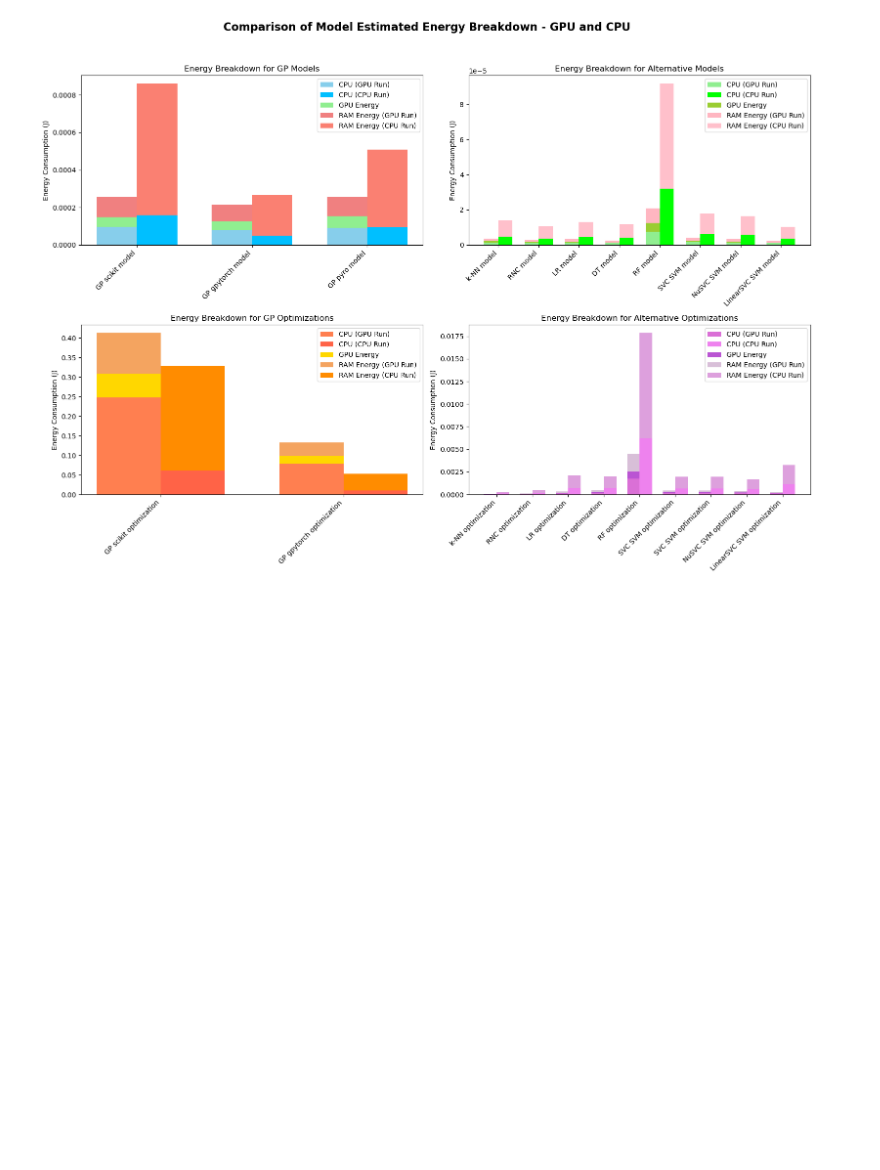
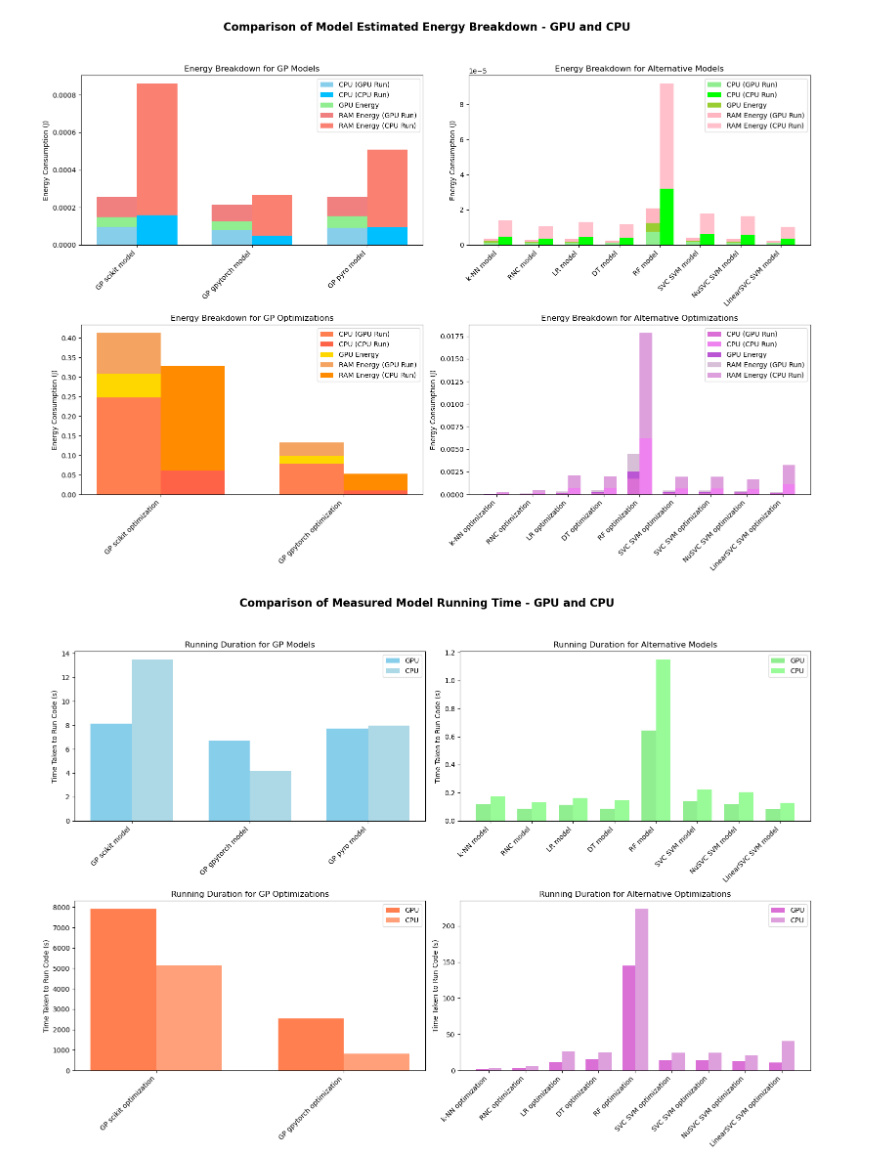
Before and after one commit to alicevk/GP-comparative-analysis, a Jupyter notebook: 6-General-Comparison/1-emission-visualization.ipynb, the cells around one changed output. Drawn from its saved outputs; the diff is of its cells as text; code cells hidden in the pictures; blank space fills up the shorter version.

Commit message:
Adiciona gráficos de comparação de tempo levado para rodar modelos

```diff
--- a/6-General-Comparison/1-emission-visualization.ipynb
+++ b/6-General-Comparison/1-emission-visualization.ipynb
@@ -159,3 +159,54 @@ plt.tight_layout(rect=[0, 0.03, 1, 0.95])
 plt.show()
 # %% [output]
 [figure]
+# %%
+# Set up the figure with 4 subplots for time taken to run (GPU and CPU side-by-side)
+fig, axs = plt.subplots(2, 2, figsize=(16, 12))
+width = 0.35
+x = np.arange(len(gp_mod_gpu.index))
+
+# Plot for GP Models
+axs[0, 0].bar(x - width/2, gp_mod_gpu['duration'], width, color='skyblue', label='GPU')
+axs[0, 0].bar(x + width/2, gp_mod_cpu['duration'], width, color='lightblue', label='CPU')
+axs[0, 0].set_title('Running Duration for GP Models')
+axs[0, 0].set_ylabel('Time Taken to Run Code (s)')
+axs[0, 0].set_xticks(x)
+axs[0, 0].set_xticklabels(gp_mod_gpu.index, rotation=45, ha='right')
+axs[0, 0].legend()
+
+# Plot for Alternative Models
+x = np.arange(len(alt_mod_gpu.index))
+axs[0, 1].bar(x - width/2, alt_mod_gpu['duration'], width, color='lightgreen', label='GPU')
+axs[0, 1].bar(x + width/2, alt_mod_cpu['duration'], width, color='palegreen', label='CPU')
+axs[0, 1].set_title('Running Duration for Alternative Models')
+axs[0, 1].set_ylabel('Time Taken to Run Code (s)')
+axs[0, 1].set_xticks(x)
+axs[0, 1].set_xticklabels(alt_mod_gpu.index, rotation=45, ha='right')
+axs[0, 1].legend()
+
+# Plot for GP Optimizations
+x = np.arange(len(gp_opt_gpu.index))
+axs[1, 0].bar(x - width/2, gp_opt_gpu['duration'], width, color='coral', label='GPU')
+axs[1, 0].bar(x + width/2, gp_opt_cpu['duration'], width, color='lightsalmon', label='CPU')
+axs[1, 0].set_title('Running Duration for GP Optimizations')
+axs[1, 0].set_ylabel('Time Taken to Run Code (s)')
+axs[1, 0].set_xticks(x)
+axs[1, 0].set_xticklabels(gp_opt_gpu.index, rotation=45, ha='right')
+axs[1, 0].legend()
+
+# Plot for Alternative Optimizations
+x = np.arange(len(alt_opt_gpu.index))
+axs[1, 1].bar(x - width/2, alt_opt_gpu['duration'], width, color='orchid', label='GPU')
+axs[1, 1].bar(x + width/2, alt_opt_cpu['duration'], width, color='plum', label='CPU')
+axs[1, 1].set_title('Running Duration for Alternative Optimizations')
+axs[1, 1].set_ylabel('Time Taken to Run Code (s)')
+axs[1, 1].set_xticks(x)
+axs[1, 1].set_xticklabels(alt_opt_gpu.index, rotation=45, ha='right')
+axs[1, 1].legend()
+
+# Adjust layout for better spacing
+fig.suptitle('Comparison of Measured Model Running Time - GPU and CPU', fontsize=16, fontweight='bold')
+plt.tight_layout(rect=[0, 0.03, 1, 0.95])
+plt.show()
+# %% [output]
+[figure, added]
```
